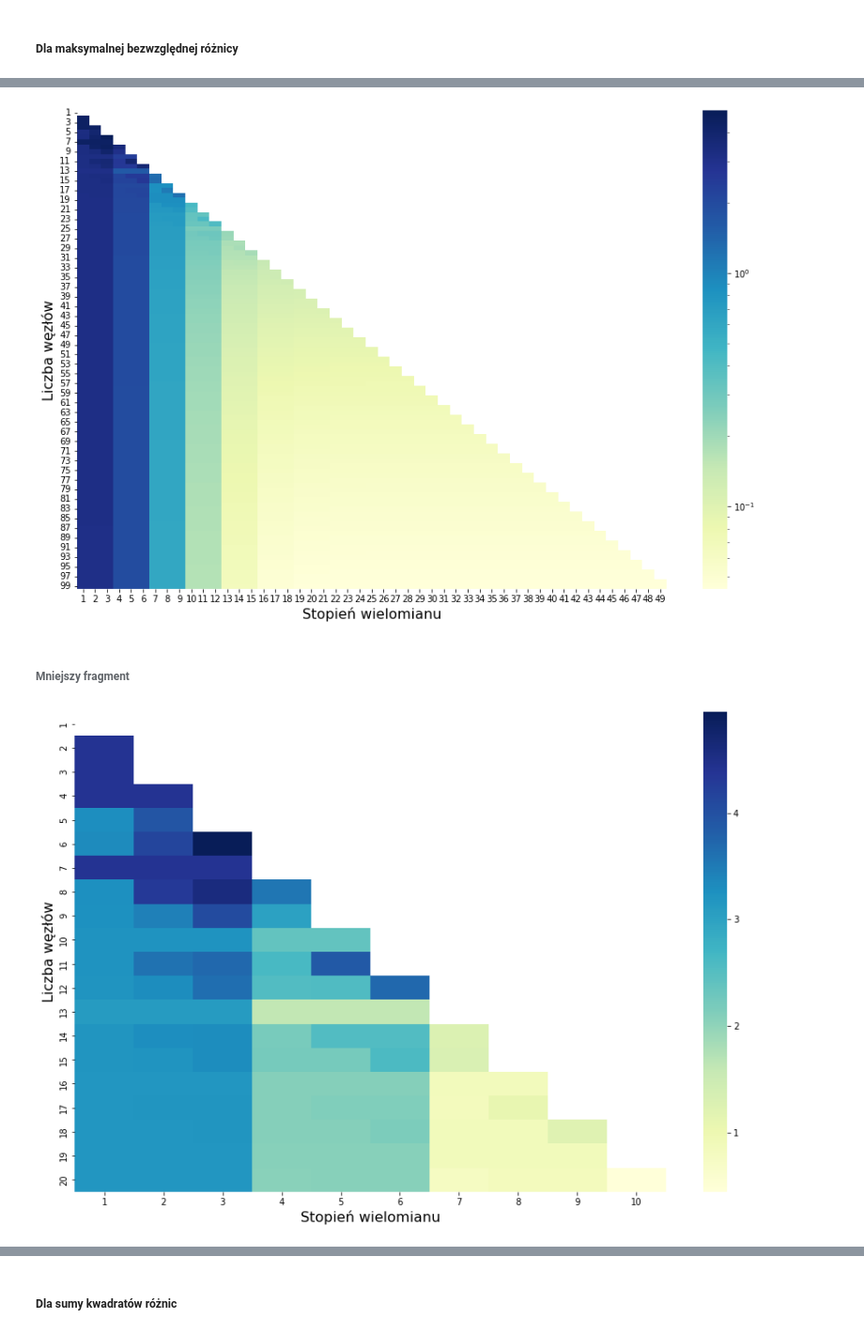
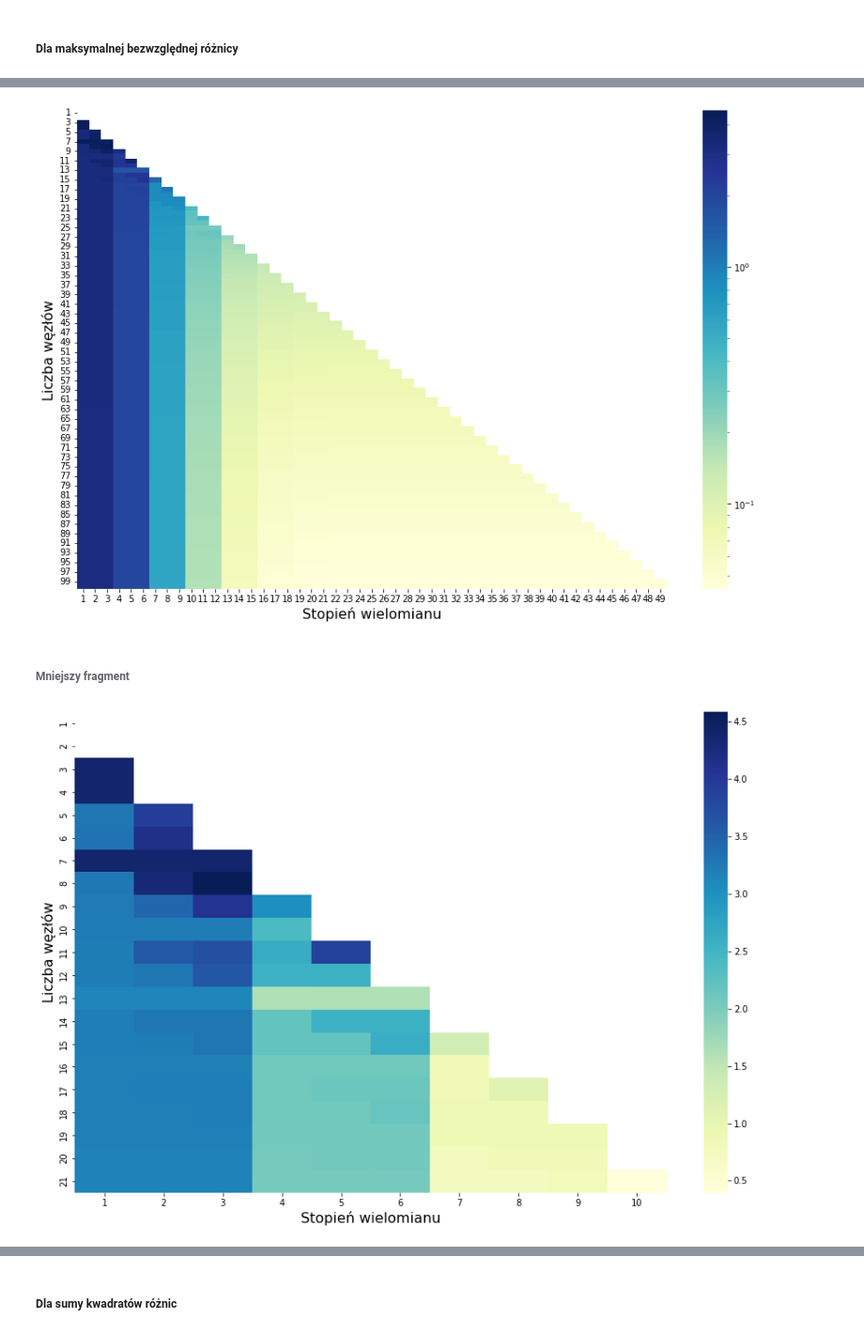
Before and after one commit to MatiPl01/Metody-Obliczeniowe-w-Nauce-i-Technice, a Jupyter notebook: 6. Laboratorium/MOwNiT - Aproksymacja średniokwadratowa trygonometryczna.ipynb, the cells around one changed output, grey strips where cells are left out. Shown at 94% size. Drawn from its saved outputs; the diff is of its cells as text; code cells hidden in the pictures.

```diff
--- a/6. Laboratorium/MOwNiT - Aproksymacja średniokwadratowa trygonometryczna.ipynb
+++ b/6. Laboratorium/MOwNiT - Aproksymacja średniokwadratowa trygonometryczna.ipynb
@@ -290,7 +290,7 @@ def find_best_approximation(F, a, b, ns, ms, N=1000, max_err=(float('inf'), floa
         ys = np.vectorize(F)(xs)
 
         for m in ms:
-            if m > n // 2:
+            if m > (n - 1) // 2:
                 break
             j += 1
             f = trigonometric_approximation(xs, ys, m)
@@ -328,8 +328,8 @@ def show_err_heatmap(df, annot=True, norm=None):
 n_from = 1
 n_to = 100
 
-ns = range(n_from, n_to)  # Number of nodes
-ms = range(n_from, n_to // 2)  # Degree of the polynomial
+ns = range(n_from, n_to + 1)  # Number of nodes
+ms = range(n_from, (n_to - 1) // 2 + 1)  # Degree of the polynomial
 
 res = find_best_approximation(g, a, b, ns, ms)
 # %% [output]
@@ -363,11 +363,11 @@ show_err_heatmap(res['matrix']['max'], annot=False)
 # %%
 show_err_heatmap(res['matrix']['max'], annot=False, norm=LogNorm())
 # %% [output]
-[figure, old version]
+[figure, new version]
 # %% [markdown]
 ###### Mniejszy fragment
 # %%
-show_err_heatmap(res['matrix']['max'].iloc[0:20, 0:10], annot=False)
+show_err_heatmap(res['matrix']['max'].iloc[0:21, 0:10], annot=False)
 # %% [output]
-[figure, old version]
+[figure, new version]
 # %%
```
Also changed, not shown: parts of 33 cells of this notebook, 2 other files.
